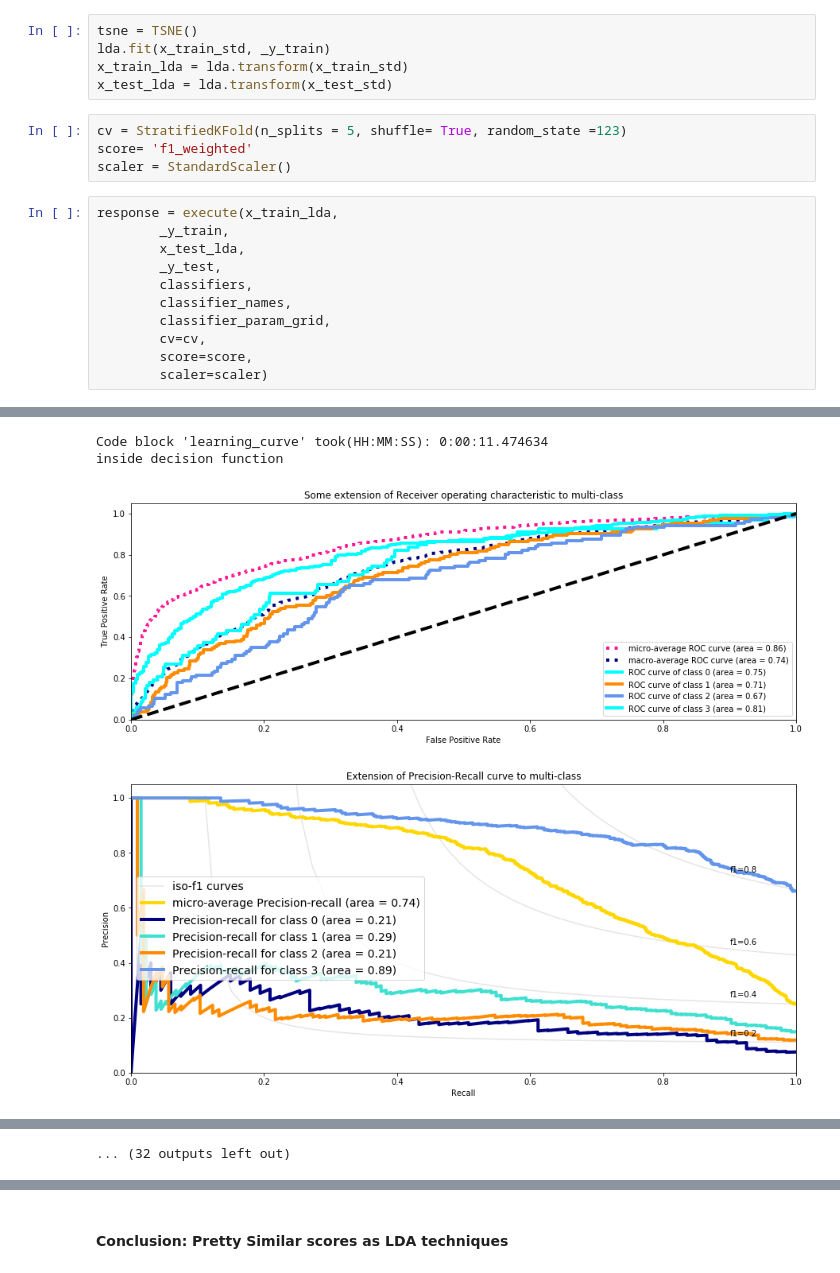
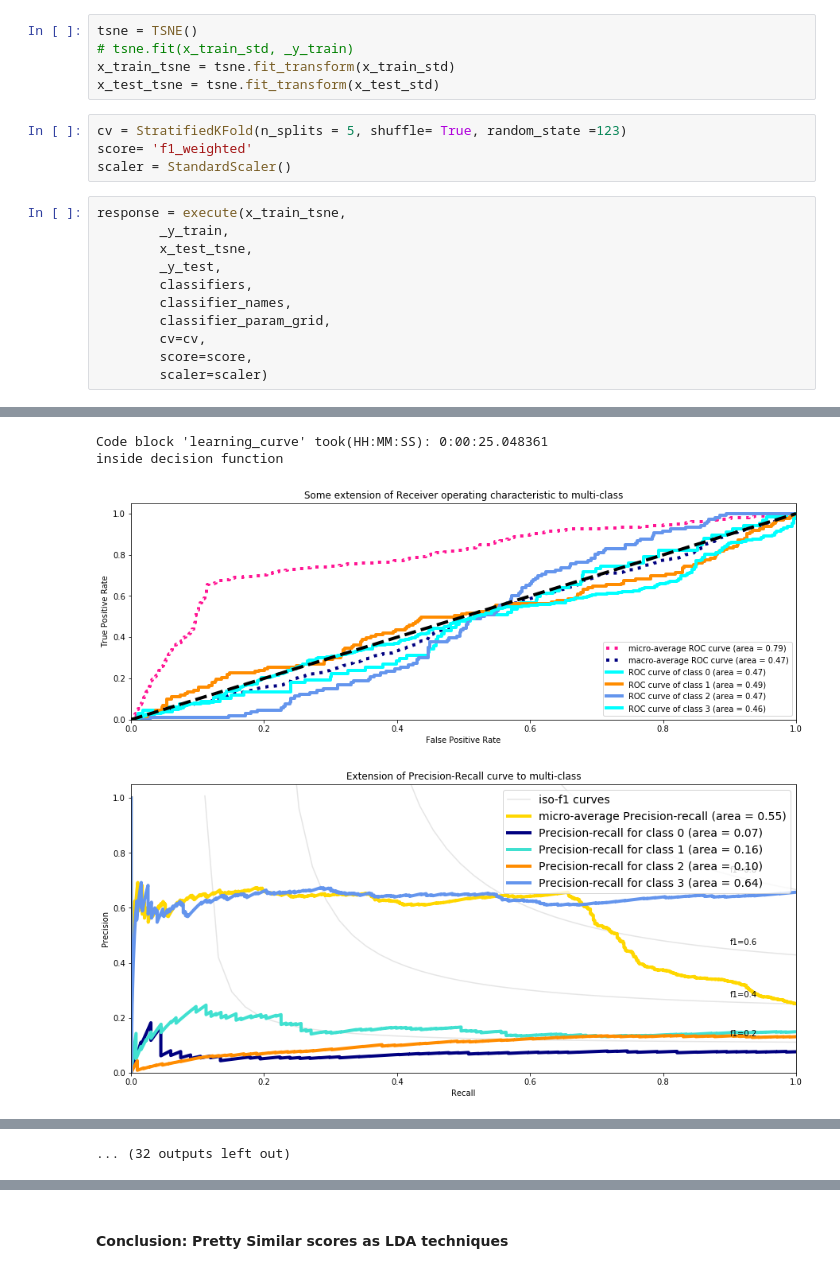
Before and after one commit to in-tandem/real_world_use_cases_1, a Jupyter notebook: supervised/classification/kaggle/costa_rican/dimensionality_reduction.ipynb, the cells around one changed output, grey strips where cells are left out. Cells and saved outputs as stored; diff of their text form.

```diff
--- a/supervised/classification/kaggle/costa_rican/dimensionality_reduction.ipynb
+++ b/supervised/classification/kaggle/costa_rican/dimensionality_reduction.ipynb
@@ -876,17 +876,17 @@ x_train_std = scaler.fit_transform(_x_train)
 x_test_std = scaler.fit_transform(_x_test)
 # %%
 tsne = TSNE()
-lda.fit(x_train_std, _y_train)
-x_train_lda = lda.transform(x_train_std)
-x_test_lda = lda.transform(x_test_std)
+# tsne.fit(x_train_std, _y_train)
+x_train_tsne = tsne.fit_transform(x_train_std)
+x_test_tsne = tsne.fit_transform(x_test_std)
 # %%
 cv = StratifiedKFold(n_splits = 5, shuffle= True, random_state =123)
 score= 'f1_weighted'
 scaler = StandardScaler()
 # %%
-response = execute(x_train_lda,
+response = execute(x_train_tsne,
         _y_train,
-        x_test_lda,
+        x_test_tsne,
         _y_test,
         classifiers,
         classifier_names,
@@ -946,4 +946,4 @@ Confusion matrix, without normalization
-Code block 'learning_curve' took(HH:MM:SS): 0:00:11.474634
+Code block 'learning_curve' took(HH:MM:SS): 0:00:25.048361
 inside decision function
-[figure, old version]
+[figure, new version]
-[figure, old version]
+[figure, new version]
```
Also changed, not shown: parts of 10 cells of this notebook, 1 other file.
